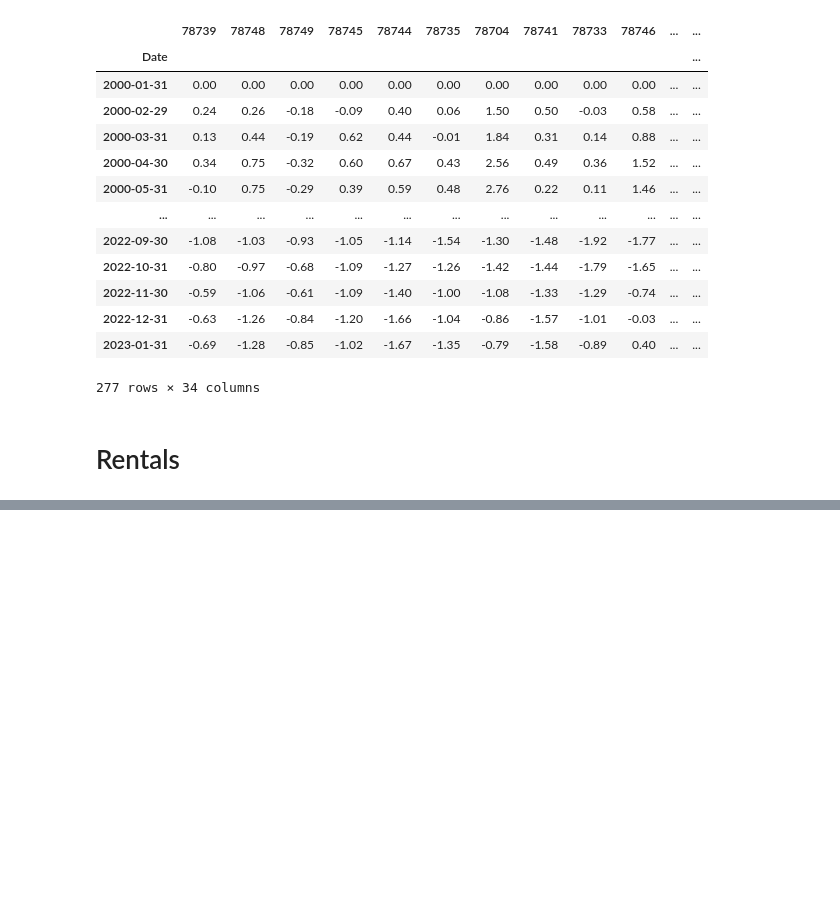
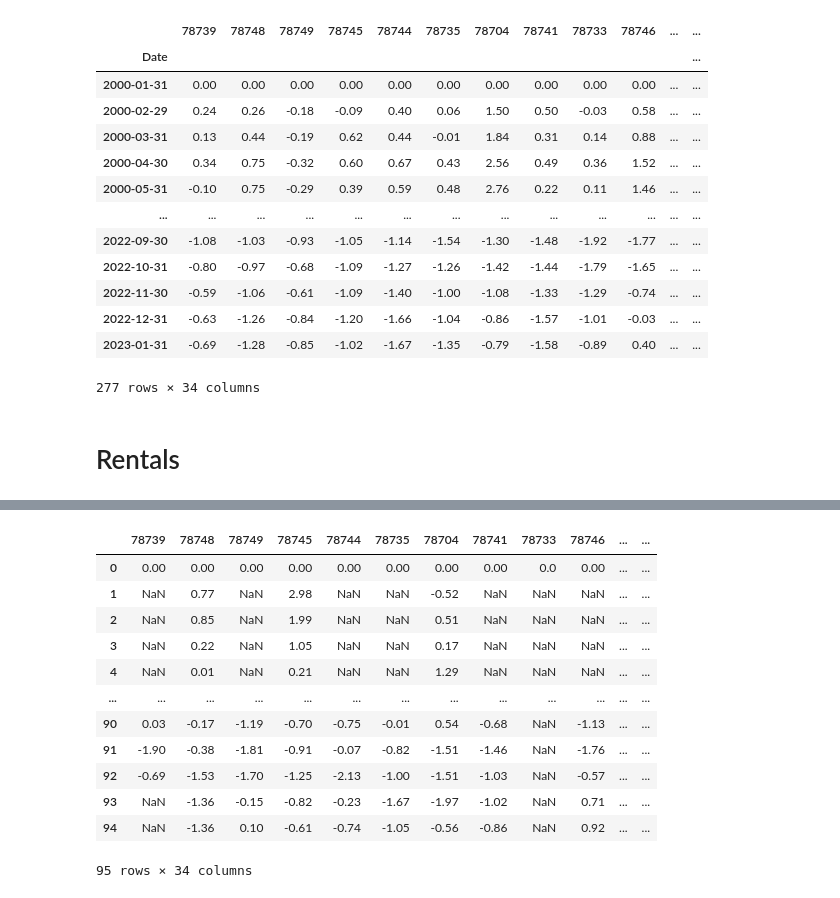
Before and after one commit to JenniferM-BShulyak/zillow_austin_housing_market, a Jupyter notebook: percentage_change_setup.ipynb, the cells around one changed output, grey strips where cells are left out. Saved outputs shown, nothing was run; the diff lists cells and outputs as text; code cells hidden in the pictures; blank space fills up the shorter version.

```diff
--- a/percentage_change_setup.ipynb
+++ b/percentage_change_setup.ipynb
@@ -81,0 +99,28 @@ df_zestimate_changes
+# %%
+# Grab the columns and dates and store them in separate variables
+columns_r = rentals.columns
+dates = rentals["index"]
+# %%
+# Make a dictionary of lists
+# Pass each zipcode through the check for null functions
+# Then pass each zipcode throught the percentage change function
+dict_rentals = {
+    x: percent_change(check_for_null(rentals[x])) for x in columns_r[2:]
+}
+# %%
+df_rentals_change = pd.DataFrame(dict_rentals)
+df_rentals_change
+# %% [output]
+|  | 78739 | 78748 | 78749 | 78745 | 78744 | 78735 | 78704 | 78741 | 78733 | 78746 | ... | ... |
+| 0 | 0.00 | 0.00 | 0.00 | 0.00 | 0.00 | 0.00 | 0.00 | 0.00 | 0.0 | 0.00 | ... | ... |
+| 1 | NaN | 0.77 | NaN | 2.98 | NaN | NaN | -0.52 | NaN | NaN | NaN | ... | ... |
+| 2 | NaN | 0.85 | NaN | 1.99 | NaN | NaN | 0.51 | NaN | NaN | NaN | ... | ... |
+| 3 | NaN | 0.22 | NaN | 1.05 | NaN | NaN | 0.17 | NaN | NaN | NaN | ... | ... |
+| 4 | NaN | 0.01 | NaN | 0.21 | NaN | NaN | 1.29 | NaN | NaN | NaN | ... | ... |
+| ... | ... | ... | ... | ... | ... | ... | ... | ... | ... | ... | ... | ... |
+| 90 | 0.03 | -0.17 | -1.19 | -0.70 | -0.75 | -0.01 | 0.54 | -0.68 | NaN | -1.13 | ... | ... |
+| 91 | -1.90 | -0.38 | -1.81 | -0.91 | -0.07 | -0.82 | -1.51 | -1.46 | NaN | -1.76 | ... | ... |
+| 92 | -0.69 | -1.53 | -1.70 | -1.25 | -2.13 | -1.00 | -1.51 | -1.03 | NaN | -0.57 | ... | ... |
+| 93 | NaN | -1.36 | -0.15 | -0.82 | -0.23 | -1.67 | -1.97 | -1.02 | NaN | 0.71 | ... | ... |
+| 94 | NaN | -1.36 | 0.10 | -0.61 | -0.74 | -1.05 | -0.56 | -0.86 | NaN | 0.92 | ... | ... |
+95 rows × 34 columns
```
Also changed, not shown: parts of 1 cell of this notebook.
